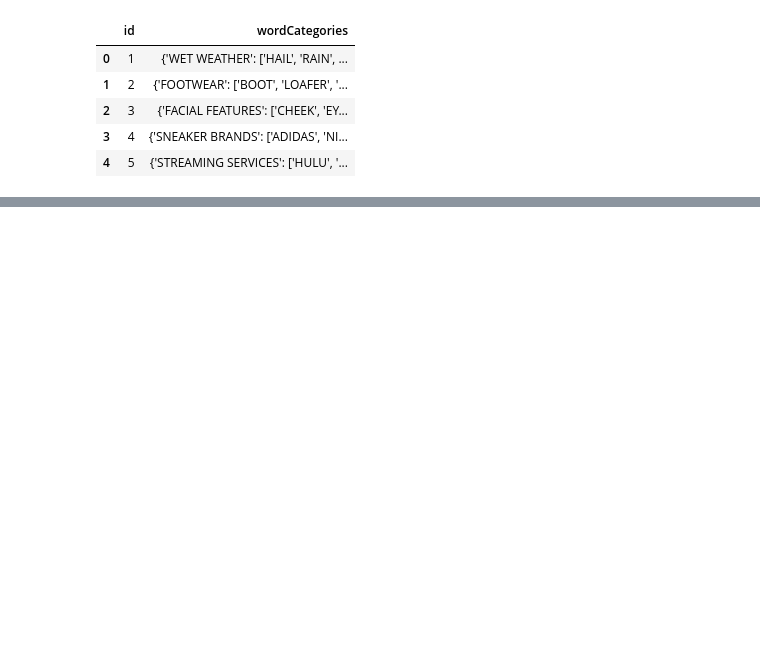
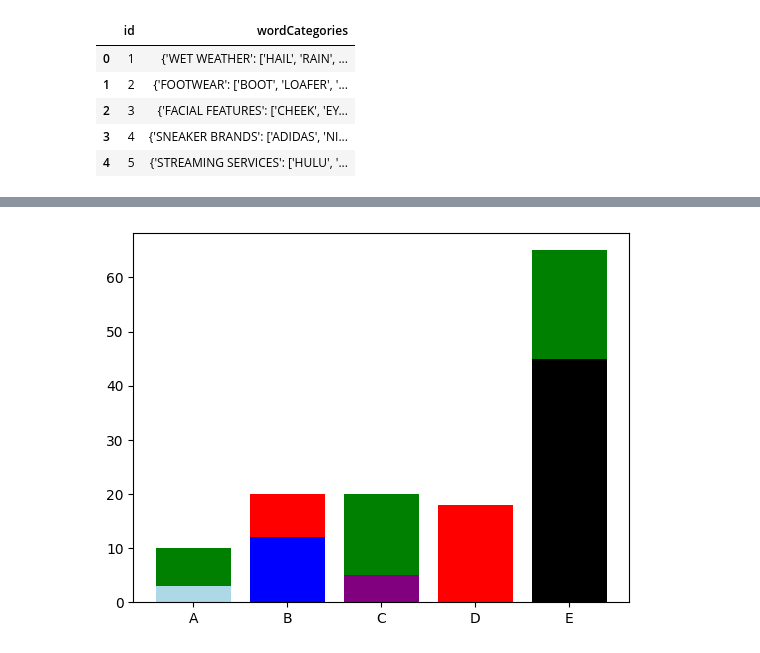
Before and after one commit to yundddd/nyt-solver, a Jupyter notebook: CS221 Project - NYT Connections.ipynb, the cells around one changed output, grey strips where cells are left out. Drawn from its saved outputs; the diff is of its cells as text; code cells hidden in the pictures; blank space fills up the shorter version.

```diff
--- a/CS221 Project - NYT Connections.ipynb
+++ b/CS221 Project - NYT Connections.ipynb
@@ -183,0 +1076,29 @@ Cluster 3: ['pom', 'amigo', 'nike', 'chicago', 'hulu', 'netflix', 'john', 'cray'
+# %%
+# Plot bars
+# What I want:
+
+# Also, I want average guesses per level (averaged over entire level)
+# Ok to do just 1 trial if nondeterministic: averaged over entire data set
+
+
+import matplotlib.pyplot as plt
+
+y1 = [3, 12, 5, 18, 45]
+y2 = [7, 8, 15, 0, 20]
+x = ('A', 'B', 'C', 'D', 'E')
+
+df = pd.DataFrame({'y1': y1, 'x': x})
+
+
+color1 = ['lightblue', 'blue', 'purple', 'red', 'black']
+color2 = ['green', 'red', 'green', 'green', 'green']
+
+# Create bars
+fig, ax = plt.subplots()
+ax.bar(df['x'], df['y1'], color=color1)
+plt.bar(x, y2, bottom=y1, color=color2)
+
+# Show graph
+plt.show()
+# %% [output]
+[figure, added]
```
Also changed, not shown: parts of 61 cells of this notebook.
